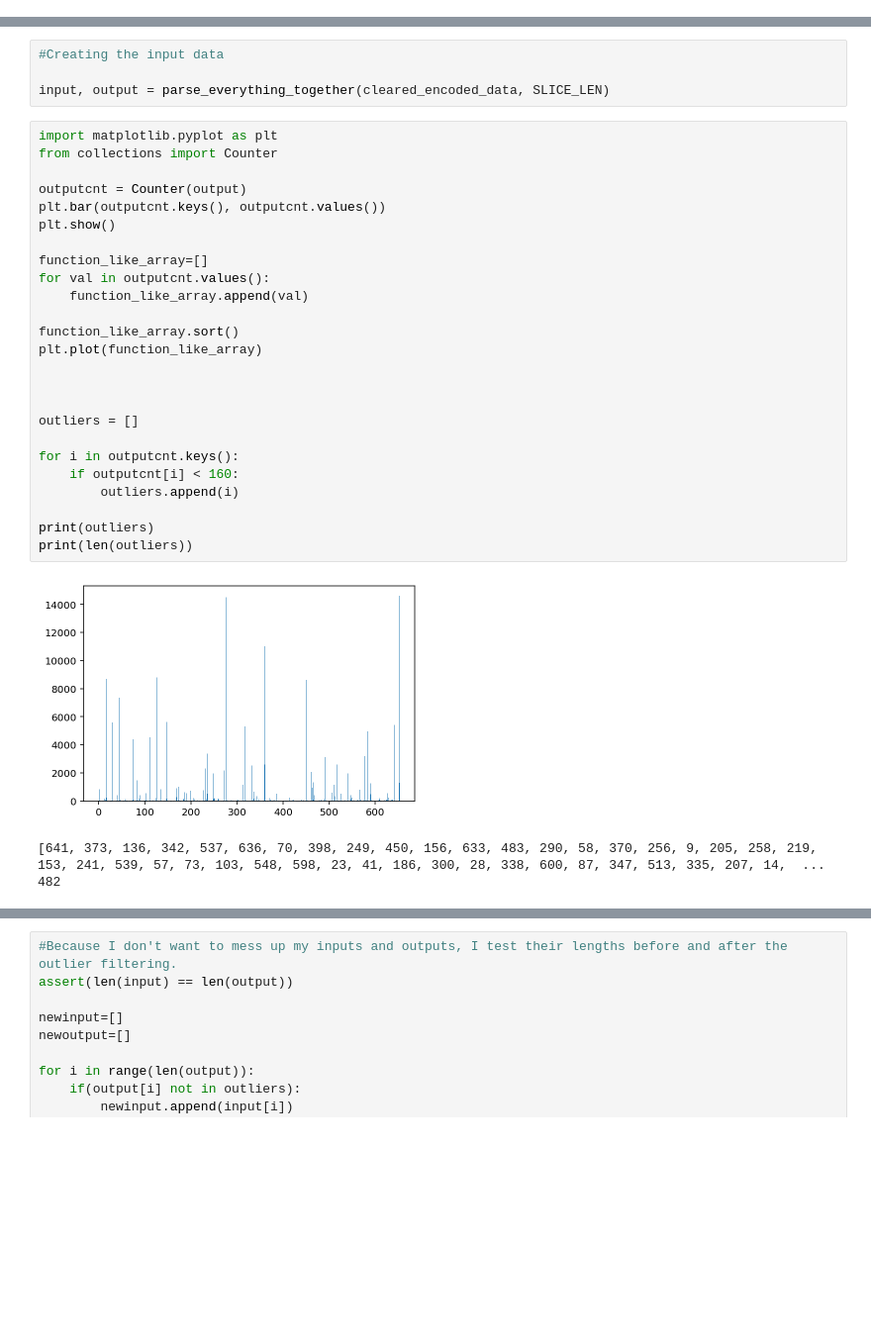
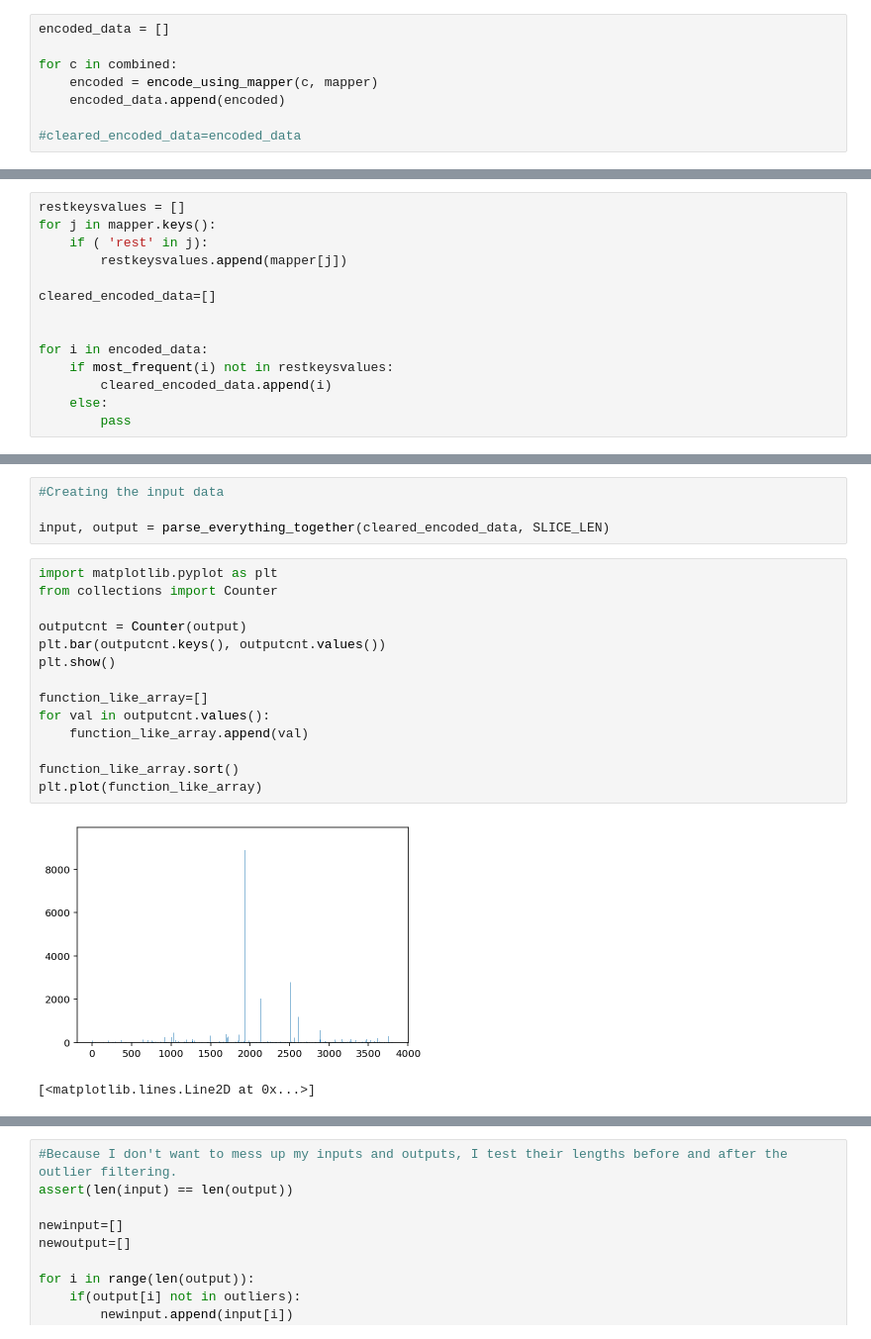
Before and after one commit to darkpanther99/DeepLearningMusicGeneration, a Jupyter notebook: MIDI/BaselineModel/MIDIBaseLine.ipynb, the cells around one changed output, grey strips where cells are left out. Shown at 99% size. Saved outputs shown, nothing was run; the diff lists cells and outputs as text; blank space fills up the shorter version.

```diff
--- a/MIDI/BaselineModel/MIDIBaseLine.ipynb
+++ b/MIDI/BaselineModel/MIDIBaseLine.ipynb
@@ -461,3 +517,11 @@ for i in midiparts:
+# %%
+encoded_data = []
+
+for c in combined:
+    encoded = encode_using_mapper(c, mapper)
+    encoded_data.append(encoded)
+
+#cleared_encoded_data=encoded_data
 # %%
 #I create the Note/Chord/Rest to Number mapper here.
 
@@ -476,6 +540,20 @@ encoded_data = []
 for c in allchords:
     encoded = encode_using_mapper(c, mapper)
     encoded_data.append(encoded)
+# %%
+restkeysvalues = []
+for j in mapper.keys():
+    if ( 'rest' in j):
+        restkeysvalues.append(mapper[j])
+
+cleared_encoded_data=[]
+
+
+for i in encoded_data:
+    if most_frequent(i) not in restkeysvalues:
+        cleared_encoded_data.append(i)
+    else:
+        pass
 # %%
 #I filter out those chord sequences, which are majorly rests. I do this because I don't want the network to make a song, which contains nothing, but rests. Our dataset has about 100 guitar tracks, which contain rests for the majority of the track, and a guitar solo near the end.
 #An upgrade for this could be that I don't just delete those tracks from the dataset, but only filter out the rests, and leave the guitar solo in.
@@ -496,29 +575,17 @@ input, output = parse_everything_together(cleared_encoded_data, SLICE_LEN)
 # %%
 import matplotlib.pyplot as plt
 from collections import Counter
 
 outputcnt = Counter(output)
 plt.bar(outputcnt.keys(), outputcnt.values())
 plt.show()
 
 function_like_array=[]
 for val in outputcnt.values():
     function_like_array.append(val)
 
 function_like_array.sort()
 plt.plot(function_like_array)
-
-
-
-outliers = []
-
-for i in outputcnt.keys():
-    if outputcnt[i] < 160:
-        outliers.append(i)
-
-print(outliers)
-print(len(outliers))
 # %% [output]
-[figure, old version]
+[figure, new version]
-[641, 373, 136, 342, 537, 636, 70, 398, 249, 450, 156, 633, 483, 290, 58, 370, 256, 9, 205, 258, 219, 153, 241, 539, 57, 73, 103, 548, 598, 23, 41, 186, 300, 28, 338, 600, 87, 347, 513, 335, 207, 14,  ...
-482
+[<matplotlib.lines.Line2D at 0x...>]
```
Also changed, not shown: parts of 16 cells of this notebook.
